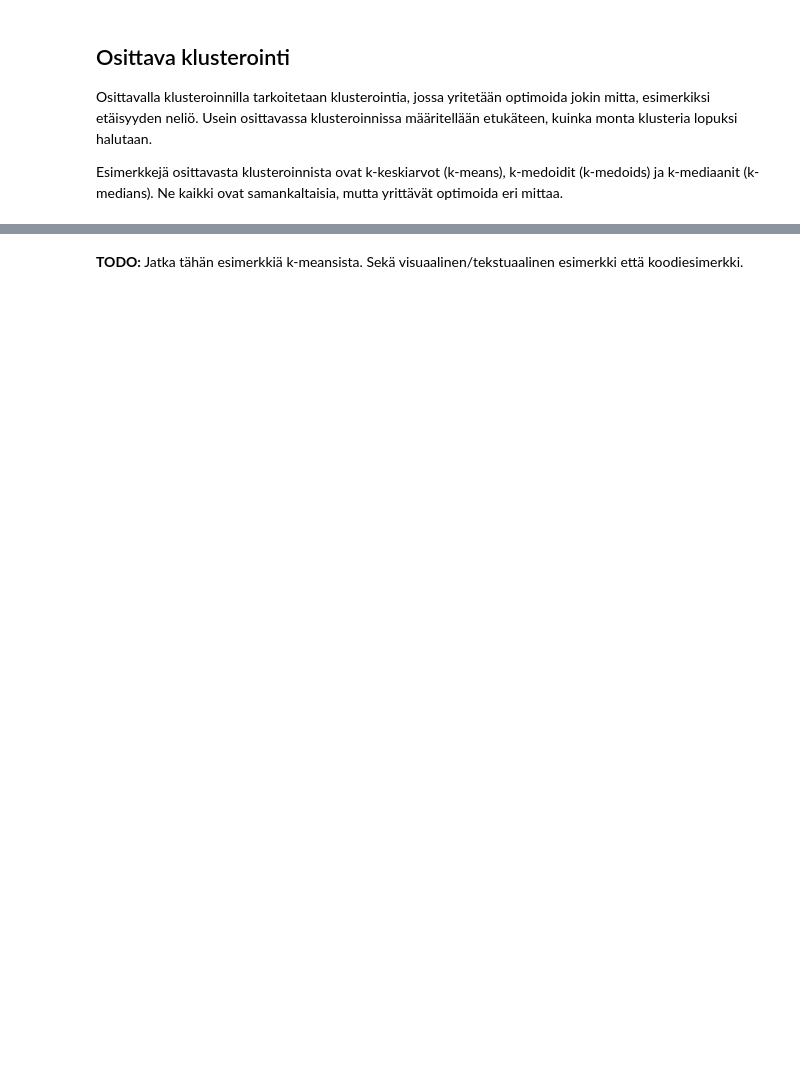
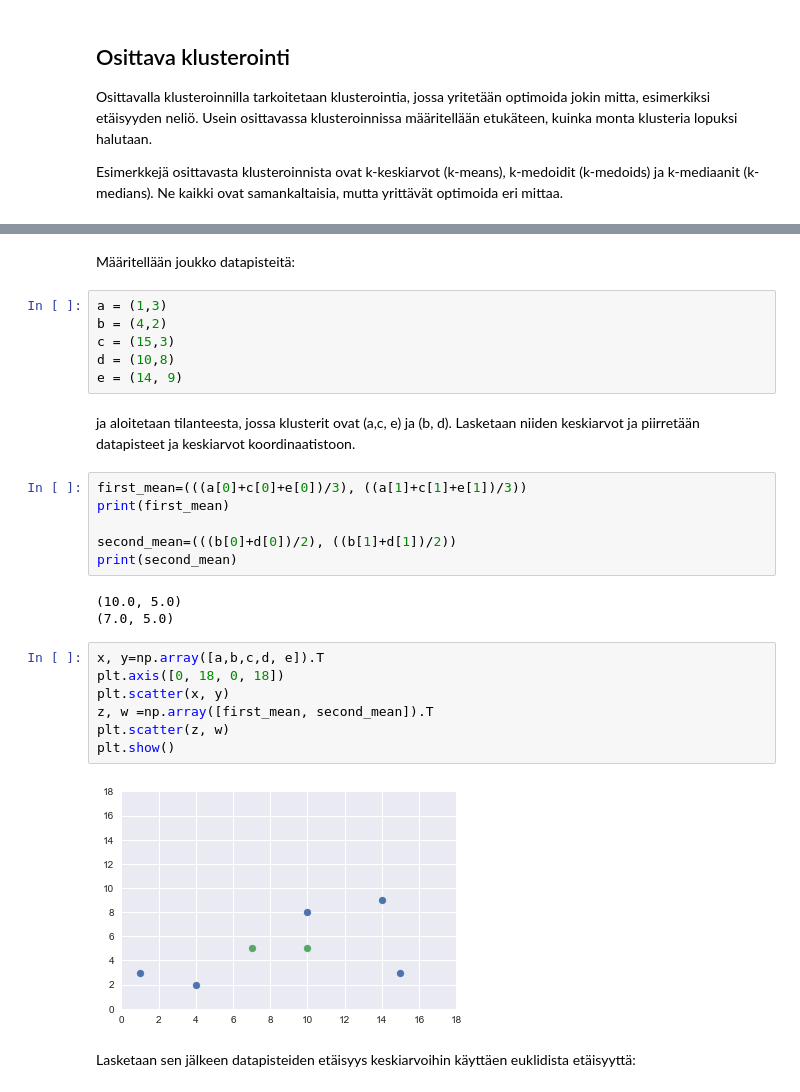
Before and after one commit to OSlevelUPkoodarit/OSlevelUPkoodarit.github.io, a Jupyter notebook: notebooks/klusterointi_material.ipynb, the cells around one changed output, grey strips where cells are left out. Cells and saved outputs as stored; diff of their text form; blank space fills up the shorter version.

```diff
--- a/notebooks/klusterointi_material.ipynb
+++ b/notebooks/klusterointi_material.ipynb
@@ -95,4 +100,32 @@ K-keskiarvot -algoritmissa valitaan ensin kuinka monta klusteria halutaan, eli k
 1. Valitse kaikille datapisteille klusteri sen perusteella, mikä niiden neliöllinen etäisyys on nykyisistä keskiarvoista ja
 2. laske uudet klusterien keskiarvot
-# %% [markdown]
-**TODO:** Jatka tähän esimerkkiä k-meansista. Sekä visuaalinen/tekstuaalinen esimerkki että koodiesimerkki.
+# %% [markdown]
+Määritellään joukko datapisteitä:
+# %%
+a = (1,3)
+b = (4,2)
+c = (15,3)
+d = (10,8)
+e = (14, 9)
+# %% [markdown]
+ja aloitetaan tilanteesta, jossa klusterit ovat (a,c, e) ja (b, d). Lasketaan niiden keskiarvot ja piirretään datapisteet ja keskiarvot koordinaatistoon.
+# %%
+first_mean=(((a[0]+c[0]+e[0])/3), ((a[1]+c[1]+e[1])/3))
+print(first_mean)
+
+second_mean=(((b[0]+d[0])/2), ((b[1]+d[1])/2))
+print(second_mean)
+# %% [output]
+(10.0, 5.0)
+(7.0, 5.0)
+# %%
+x, y=np.array([a,b,c,d, e]).T
+plt.axis([0, 18, 0, 18])
+plt.scatter(x, y)
+z, w =np.array([first_mean, second_mean]).T
+plt.scatter(z, w)
+plt.show()
+# %% [output]
+[figure, added]
+# %% [markdown]
+Lasketaan sen jälkeen datapisteiden etäisyys keskiarvoihin käyttäen euklidista etäisyyttä:
```
Also changed, not shown: parts of 30 cells of this notebook.
